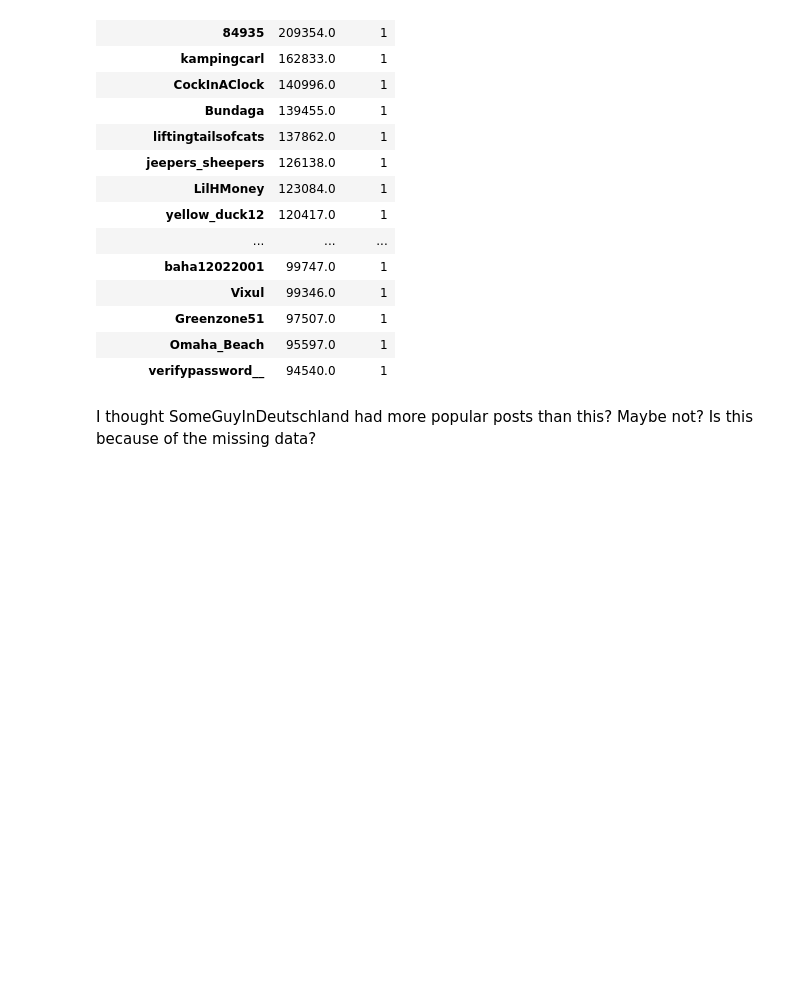
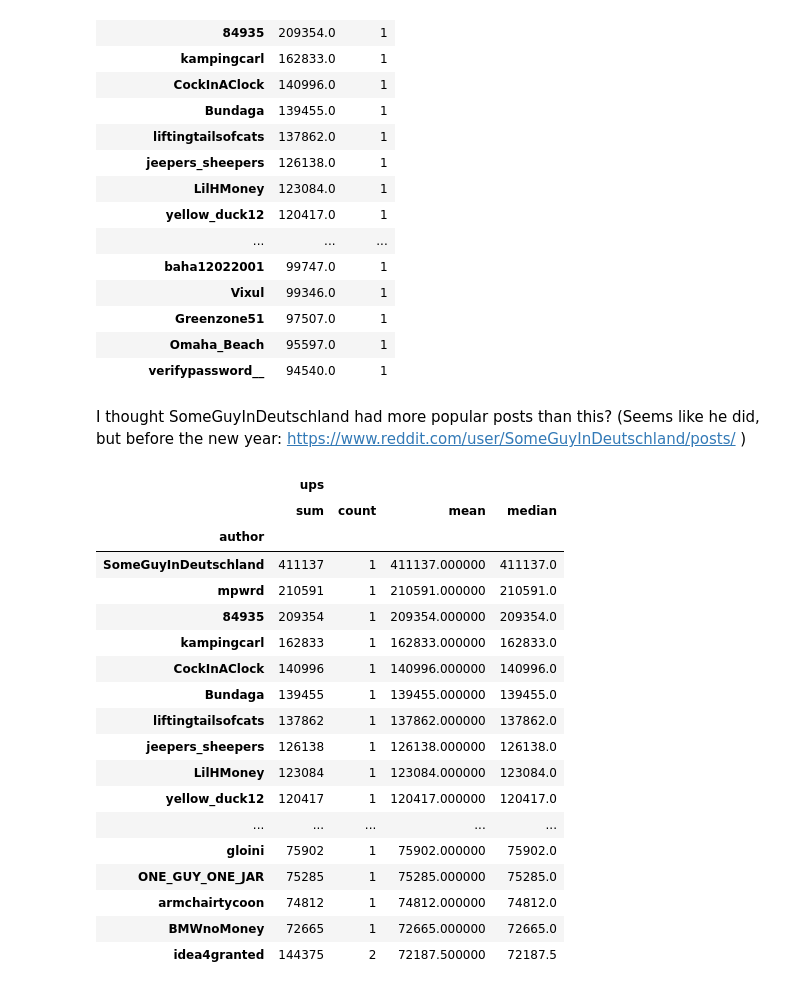
Before and after one commit to ElleNajt/ErdosInstitute-SIG_Project, a Jupyter notebook: ExploratoryDataAnalysis/FeatureByFeature.ipynb, the cells around one changed output. Drawn from its saved outputs; the diff is of its cells as text; code cells hidden in the pictures; blank space fills up the shorter version.

```diff
--- a/ExploratoryDataAnalysis/FeatureByFeature.ipynb
+++ b/ExploratoryDataAnalysis/FeatureByFeature.ipynb
@@ -113,10 +113,29 @@ median_upvotes.head(20)
 | Omaha_Beach | 95597.0 | 1 |
 | verifypassword__ | 94540.0 | 1 |
 # %% [markdown]
-I thought SomeGuyInDeutschland had more popular posts than this? Maybe not? Is this because of the missing data?
+I thought SomeGuyInDeutschland had more popular posts than this? (Seems like he did, but before the new year: https://www.reddit.com/user/SomeGuyInDeutschland/posts/ )
 # %%
-author_popularity = subreddit_df[["author", "ups"]].groupby("author").agg(["sum", "count", "mean", 'median'])
+author_popularity = wsb[["author", "ups"]].groupby("author").agg(["sum", "count", "mean", 'median'])
 author_popularity.sort_values(by = ("ups", "mean"), ascending = False).head(50)
-
 # A lot of the popular posts are one hit wonders...
+# %% [output]
+|  | ups |  |  |  |
+|  | sum | count | mean | median |
+| author |  |  |  |  |
+| SomeGuyInDeutschland | 411137 | 1 | 411137.000000 | 411137.0 |
+| mpwrd | 210591 | 1 | 210591.000000 | 210591.0 |
+| 84935 | 209354 | 1 | 209354.000000 | 209354.0 |
+| kampingcarl | 162833 | 1 | 162833.000000 | 162833.0 |
+| CockInAClock | 140996 | 1 | 140996.000000 | 140996.0 |
+| Bundaga | 139455 | 1 | 139455.000000 | 139455.0 |
+| liftingtailsofcats | 137862 | 1 | 137862.000000 | 137862.0 |
+| jeepers_sheepers | 126138 | 1 | 126138.000000 | 126138.0 |
+| LilHMoney | 123084 | 1 | 123084.000000 | 123084.0 |
+| yellow_duck12 | 120417 | 1 | 120417.000000 | 120417.0 |
+| ... | ... | ... | ... | ... |
+| gloini | 75902 | 1 | 75902.000000 | 75902.0 |
+| ONE_GUY_ONE_JAR | 75285 | 1 | 75285.000000 | 75285.0 |
+| armchairtycoon | 74812 | 1 | 74812.000000 | 74812.0 |
+| BMWnoMoney | 72665 | 1 | 72665.000000 | 72665.0 |
+| idea4granted | 144375 | 2 | 72187.500000 | 72187.5 |
 # %%
```
Also changed, not shown: parts of 1 cell of this notebook, 3 other files.
